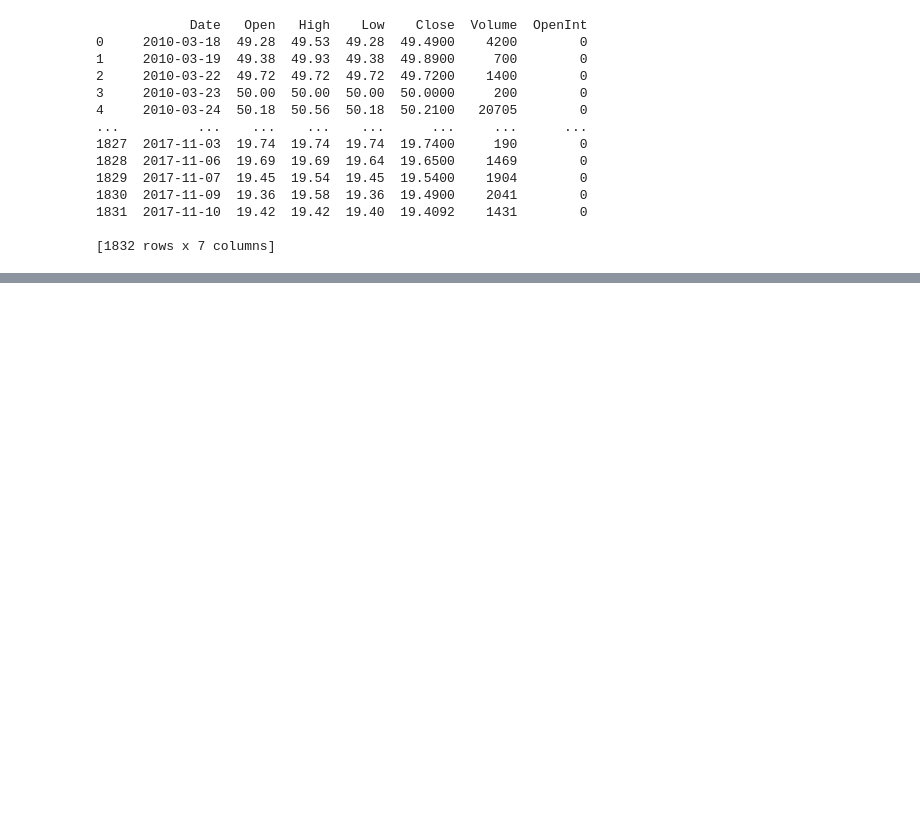
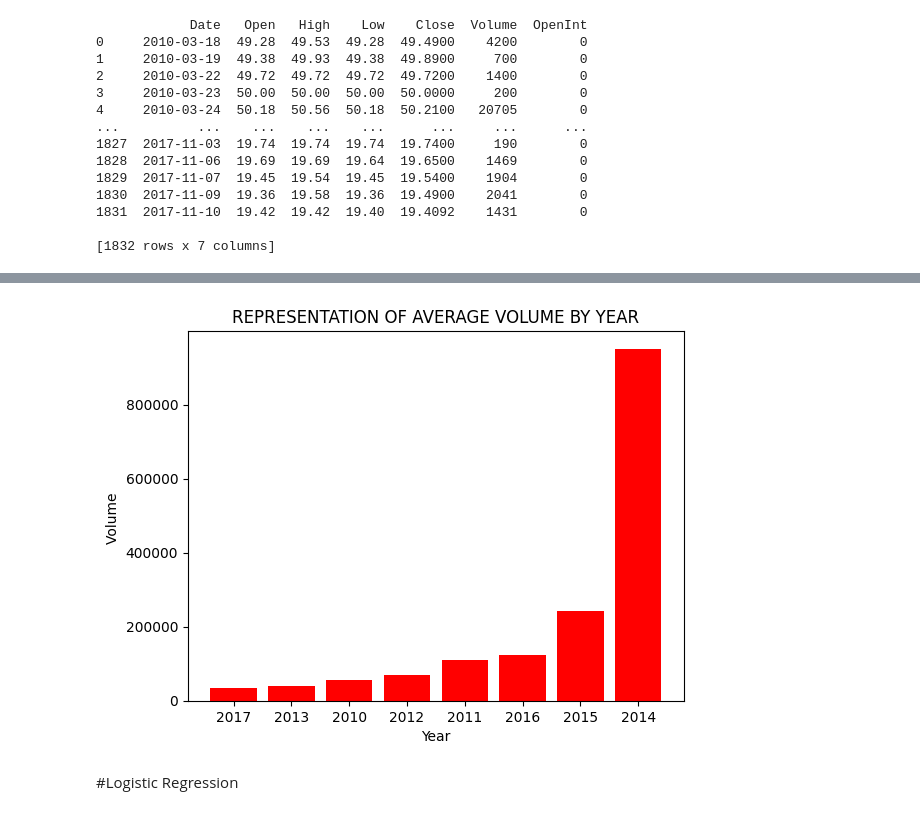
Before and after one commit to Saisneha0209/Machine-Learning, a Jupyter notebook: ETF_PREDICTION.ipynb, the cells around one changed output, grey strips where cells are left out. Drawn from its saved outputs; the diff is of its cells as text; code cells hidden in the pictures; blank space fills up the shorter version.

```diff
--- a/ETF_PREDICTION.ipynb
+++ b/ETF_PREDICTION.ipynb
@@ -80,0 +113,4 @@ plt.show()
+# %%
+max_volume_per_year = df.groupby('Year')['Volume'].max()
+print("Maximum Volume by Year:")
+print(max_volume_per_year)
@@ -80,0 +129,12 @@ plt.show()
+# %%
+max_volume_per_year = max_volume_per_year.sort_values()
+
+plt.bar(max_volume_per_year.index.astype(str) , max_volume_per_year, color='red', label='Max Volume Per Year')
+plt.title("REPRESENTATION OF AVERAGE VOLUME BY YEAR")
+plt.xlabel('Year')
+plt.ylabel('Volume ')
+plt.show()
+# %% [output]
+[figure, added]
+# %% [markdown]
+#Logistic Regression
```
Also changed, not shown: parts of 9 cells of this notebook.
